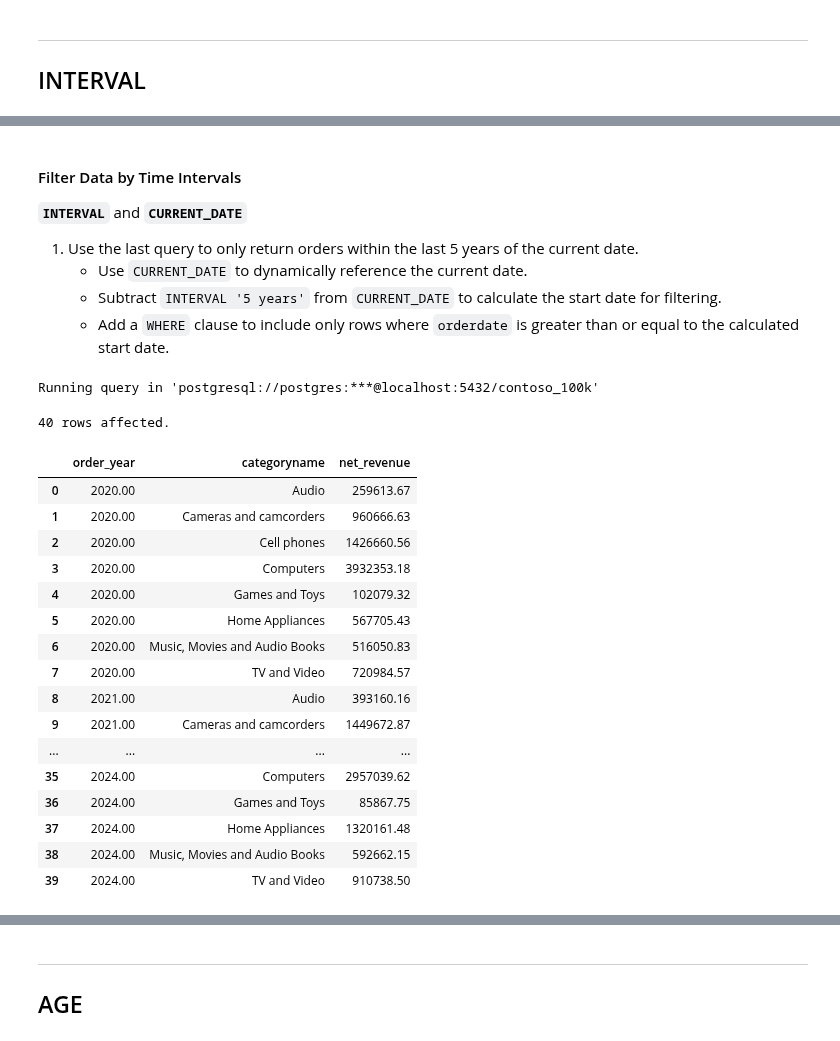
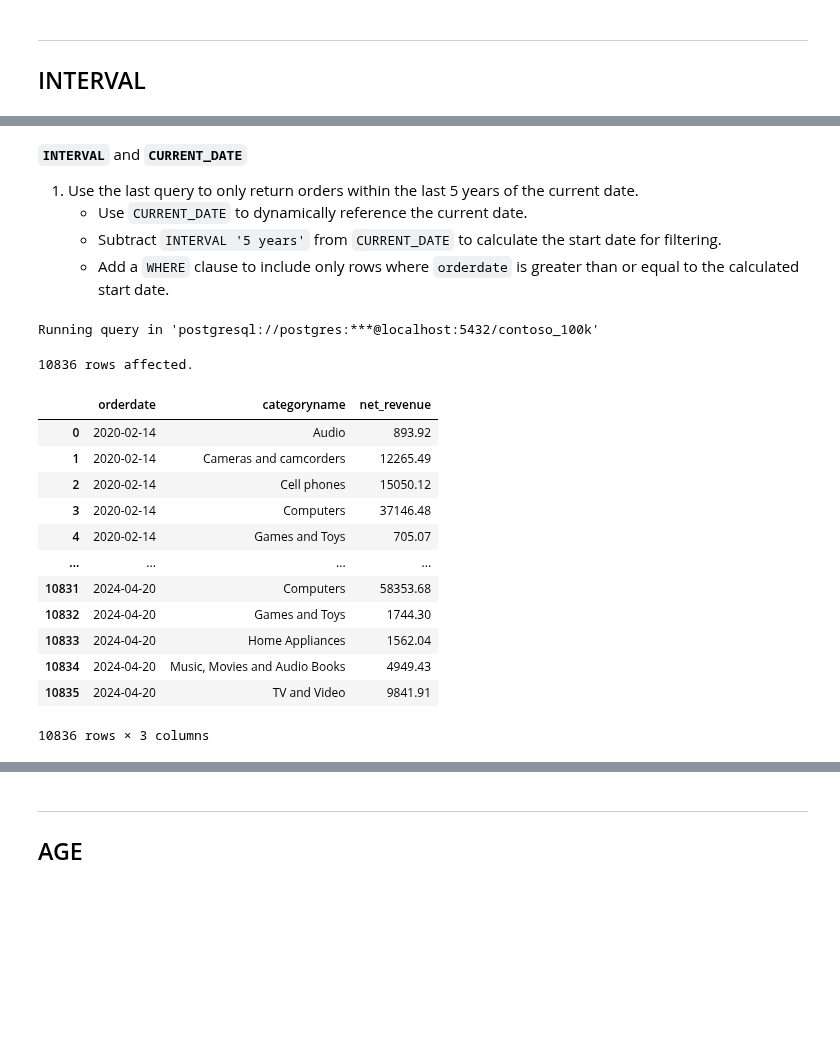
Before and after one commit to mgamzec/SQL_Data_Analytics_Project, a Jupyter notebook: 2_Date_Time/3_Date_Differences.ipynb, the cells around one changed output, grey strips where cells are left out. Saved outputs shown, nothing was run; the diff lists cells and outputs as text; code cells hidden in the pictures; blank space fills up the shorter version.

```diff
--- a/2_Date_Time/3_Date_Differences.ipynb
+++ b/2_Date_Time/3_Date_Differences.ipynb
@@ -94,6 +206,4 @@ Connecting to 'postgresql://postgres:***@localhost:5432/contoso_100k'
 # %% [markdown]
-#### Filter Data by Time Intervals
-
 **`INTERVAL`** and **`CURRENT_DATE`**
 
 1. Use the last query to only return orders within the last 5 years of the current date.
@@ -103,40 +213,36 @@ Connecting to 'postgresql://postgres:***@localhost:5432/contoso_100k'
 # %%
 %%sql
 
 SELECT
-	DATE_PART('year', s.orderdate) AS order_year,
+	s.orderdate,
     p.categoryname,
 	SUM(s.quantity * s.netprice * s.exchangerate) AS net_revenue
 FROM sales s
 	LEFT JOIN product p ON s.productkey = p.productkey
 WHERE
 	s.orderdate >= CURRENT_DATE - INTERVAL '5 years' -- Added
 GROUP BY
-	order_year,
+	s.orderdate,
     p.categoryname
 ORDER BY
-	order_year,
+	s.orderdate,
     p.categoryname
 # %% [output]
 Running query in 'postgresql://postgres:***@localhost:5432/contoso_100k'
-40 rows affected.
+10836 rows affected.
-|  | order_year | categoryname | net_revenue |
-| 0 | 2020.00 | Audio | 259613.67 |
-| 1 | 2020.00 | Cameras and camcorders | 960666.63 |
-| 2 | 2020.00 | Cell phones | 1426660.56 |
-| 3 | 2020.00 | Computers | 3932353.18 |
-| 4 | 2020.00 | Games and Toys | 102079.32 |
-| 5 | 2020.00 | Home Appliances | 567705.43 |
-| 6 | 2020.00 | Music, Movies and Audio Books | 516050.83 |
-| 7 | 2020.00 | TV and Video | 720984.57 |
-| 8 | 2021.00 | Audio | 393160.16 |
-| 9 | 2021.00 | Cameras and camcorders | 1449672.87 |
+|  | orderdate | categoryname | net_revenue |
+| 0 | 2020-02-14 | Audio | 893.92 |
+| 1 | 2020-02-14 | Cameras and camcorders | 12265.49 |
+| 2 | 2020-02-14 | Cell phones | 15050.12 |
+| 3 | 2020-02-14 | Computers | 37146.48 |
+| 4 | 2020-02-14 | Games and Toys | 705.07 |
 | ... | ... | ... | ... |
-| 35 | 2024.00 | Computers | 2957039.62 |
-| 36 | 2024.00 | Games and Toys | 85867.75 |
-| 37 | 2024.00 | Home Appliances | 1320161.48 |
-| 38 | 2024.00 | Music, Movies and Audio Books | 592662.15 |
-| 39 | 2024.00 | TV and Video | 910738.50 |
+| 10831 | 2024-04-20 | Computers | 58353.68 |
+| 10832 | 2024-04-20 | Games and Toys | 1744.30 |
+| 10833 | 2024-04-20 | Home Appliances | 1562.04 |
+| 10834 | 2024-04-20 | Music, Movies and Audio Books | 4949.43 |
+| 10835 | 2024-04-20 | TV and Video | 9841.91 |
+10836 rows × 3 columns
 # %% [markdown]
 <img src="../Resources/images/2.3_year_rev_category_filtered.
 png" alt="Rev & Category" width="50%">
```
Also changed, not shown: parts of 21 cells of this notebook.
